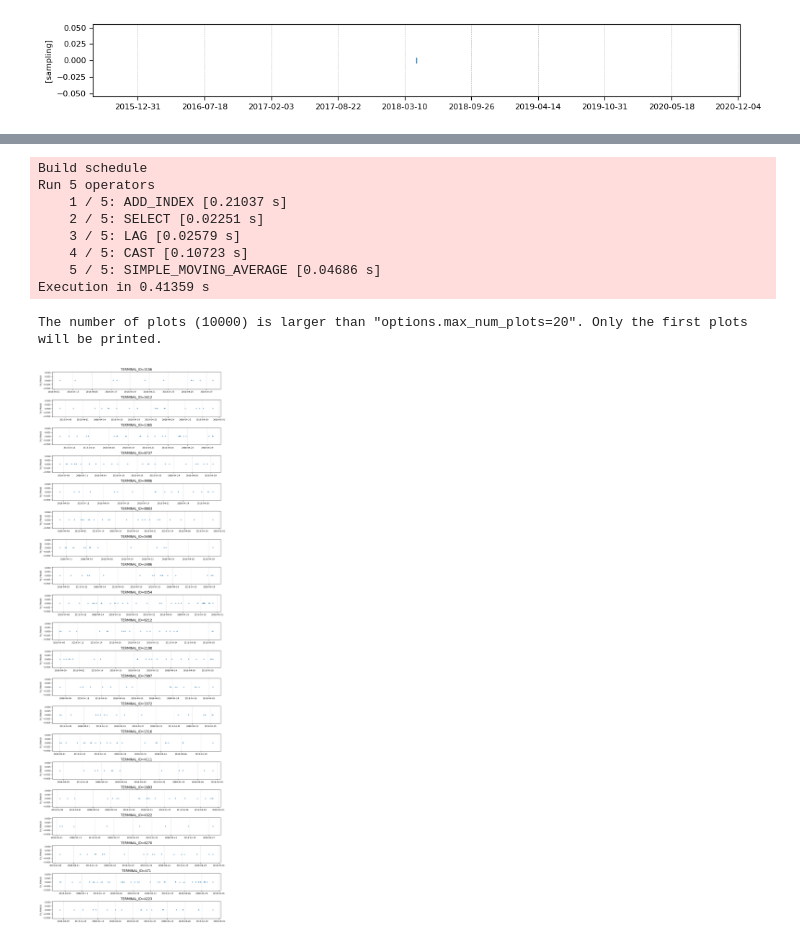
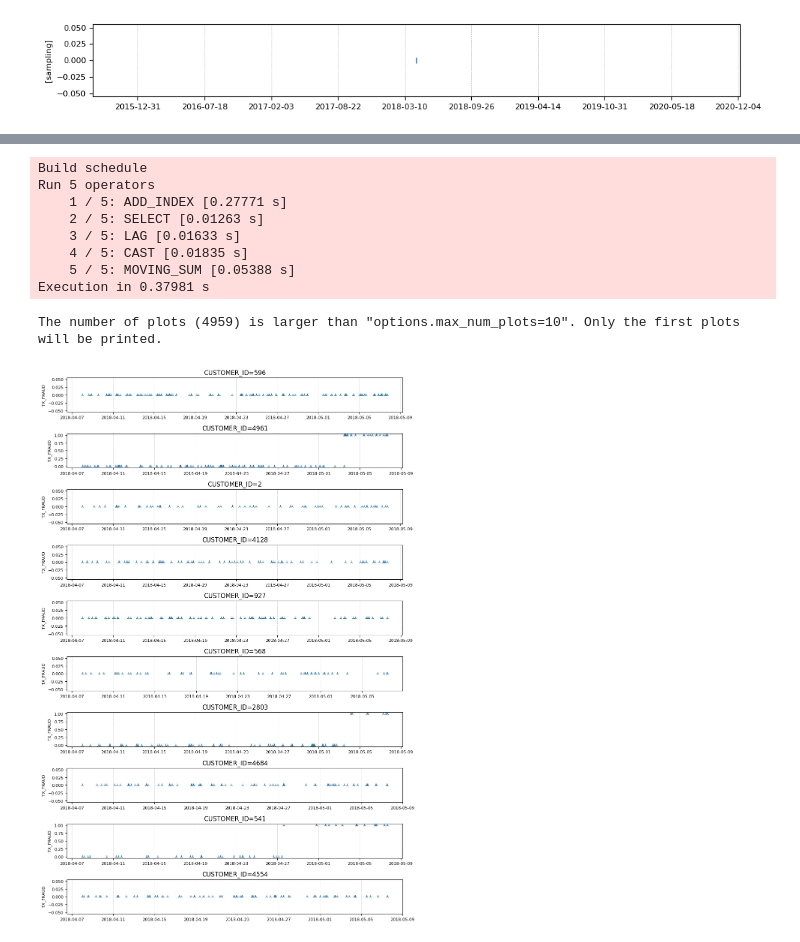
Before and after one commit to google/temporian, a Jupyter notebook: docs/src/tutorials/with_tensorflow_decision_forests.ipynb, the cells around one changed output, grey strips where cells are left out. Drawn from its saved outputs; the diff is of its cells as text; code cells hidden in the pictures.

```diff
--- a/docs/src/tutorials/with_tensorflow_decision_forests.ipynb
+++ b/docs/src/tutorials/with_tensorflow_decision_forests.ipynb
@@ -128,20 +158,28 @@ The number of plots (4) is larger than "options.max_num_plots=1". Only the first
 # sum and ratio of fraud over the last X  days.
 # Delay of 1 week before the fraud information is available
 # %%
-x = tp.add_index(dataset_node, "TERMINAL_ID")
+#x = tp.filter(dataset_node, tp.equal(dataset_node["CUSTOMER_ID"], "3774"))
+x = dataset_node
+
+#x = tp.add_index(x, "TERMINAL_ID")
+x = tp.add_index(x, "CUSTOMER_ID")
+
 fraud = tp.lag(x["TX_FRAUD"], tp.duration.weeks(1))
-feature = tp.simple_moving_average(tp.cast(fraud, tp.float32), tp.duration.weeks(2), sampling=x)
+feature = tp.moving_sum(tp.cast(fraud, tp.float32), tp.duration.weeks(4))#, sampling=x)
+
+feature.evaluate(dataset).plot(max_num_plots=10, )
 
 
-feature.evaluate(dataset).plot()
+# EQ
+# dataset_node.add_index("CUSTOMER_ID")["TX_FRAUD"].lag(tp.duration.weeks(1)).cast(tp.float32).moving_sum(tp.duration.weeks(4))
 # %% [output]
 Build schedule
 Run 5 operators
-    1 / 5: ADD_INDEX [0.21037 s]
-    2 / 5: SELECT [0.02251 s]
-    3 / 5: LAG [0.02579 s]
-    4 / 5: CAST [0.10723 s]
-    5 / 5: SIMPLE_MOVING_AVERAGE [0.04686 s]
-Execution in 0.41359 s
+    1 / 5: ADD_INDEX [0.27771 s]
+    2 / 5: SELECT [0.01263 s]
+    3 / 5: LAG [0.01633 s]
+    4 / 5: CAST [0.01835 s]
+    5 / 5: MOVING_SUM [0.05388 s]
+Execution in 0.37981 s
-The number of plots (10000) is larger than "options.max_num_plots=20". Only the first plots will be printed.
+The number of plots (4959) is larger than "options.max_num_plots=10". Only the first plots will be printed.
-[figure, old version]
+[figure, new version]
```
Also changed, not shown: parts of 5 cells of this notebook, 1 other file.
